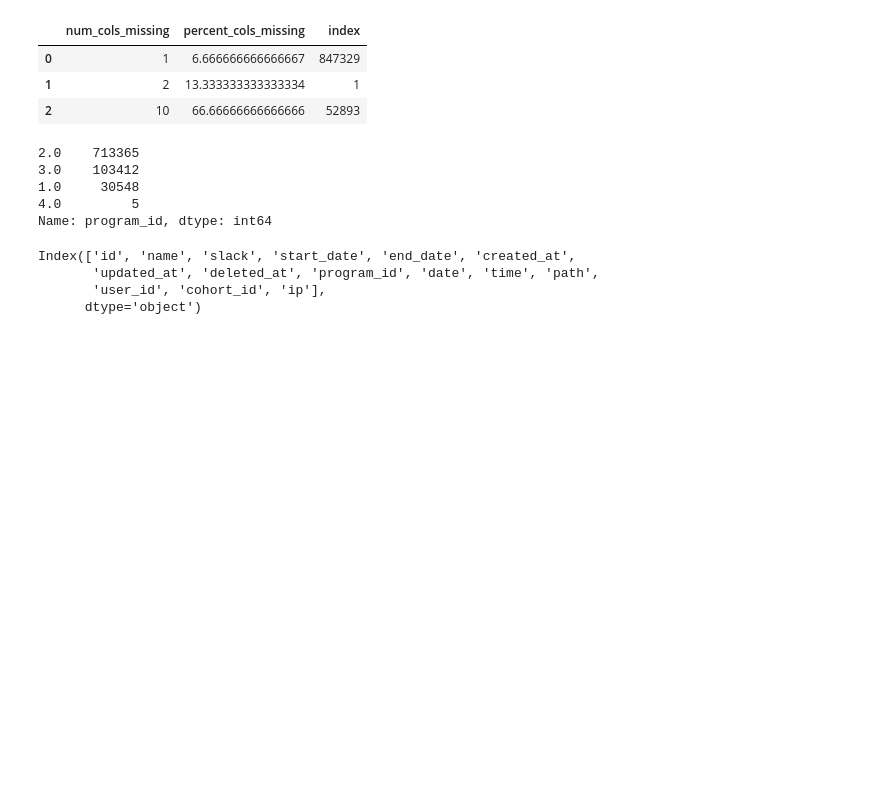
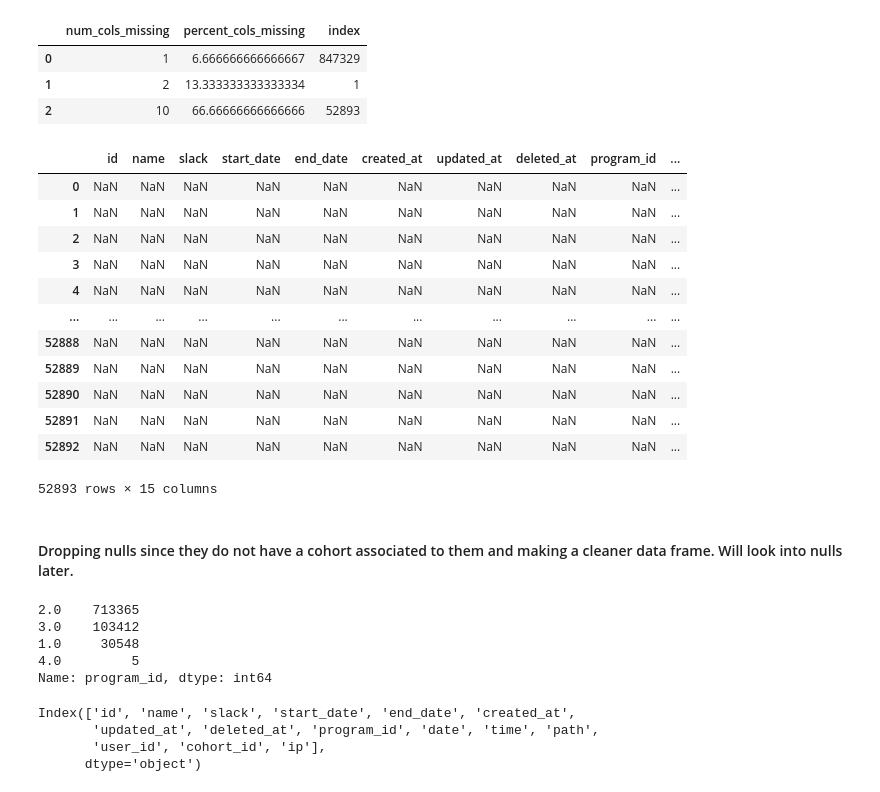
Before and after one commit to veronica-f-reyes/anomaly_detection_project, a Jupyter notebook: anomaly_detection_project.ipynb, the cells around one changed output. Drawn from its saved outputs; the diff is of its cells as text; code cells hidden in the pictures; blank space fills up the shorter version.

```diff
--- a/anomaly_detection_project.ipynb
+++ b/anomaly_detection_project.ipynb
@@ -224,14 +224,32 @@ acquire.nulls_by_row(df)
 | 0 | 1 | 6.666666666666667 | 847329 |
 | 1 | 2 | 13.333333333333334 | 1 |
 | 2 | 10 | 66.66666666666666 | 52893 |
-# %%
-df.program_id.value_counts()
-# %% [output]
-2.0    713365
-3.0    103412
-1.0     30548
-4.0         5
-Name: program_id, dtype: int64
+# %%
+df[df.name.isna() & df.program_id.isna()]
+# %% [output]
+|  | id | name | slack | start_date | end_date | created_at | updated_at | deleted_at | program_id | ... |
+| 0 | NaN | NaN | NaN | NaN | NaN | NaN | NaN | NaN | NaN | ... |
+| 1 | NaN | NaN | NaN | NaN | NaN | NaN | NaN | NaN | NaN | ... |
+| 2 | NaN | NaN | NaN | NaN | NaN | NaN | NaN | NaN | NaN | ... |
+| 3 | NaN | NaN | NaN | NaN | NaN | NaN | NaN | NaN | NaN | ... |
+| 4 | NaN | NaN | NaN | NaN | NaN | NaN | NaN | NaN | NaN | ... |
+| ... | ... | ... | ... | ... | ... | ... | ... | ... | ... | ... |
+| 52888 | NaN | NaN | NaN | NaN | NaN | NaN | NaN | NaN | NaN | ... |
+| 52889 | NaN | NaN | NaN | NaN | NaN | NaN | NaN | NaN | NaN | ... |
+| 52890 | NaN | NaN | NaN | NaN | NaN | NaN | NaN | NaN | NaN | ... |
+| 52891 | NaN | NaN | NaN | NaN | NaN | NaN | NaN | NaN | NaN | ... |
+| 52892 | NaN | NaN | NaN | NaN | NaN | NaN | NaN | NaN | NaN | ... |
+52893 rows × 15 columns
+# %% [markdown]
+#### Dropping nulls since they do not have a cohort associated to them and making a cleaner data frame.  Will look into nulls later.
+# %%
+df.program_id.value_counts()
+# %% [output]
+2.0    713365
+3.0    103412
+1.0     30548
+4.0         5
+Name: program_id, dtype: int64
 # %%
 df.columns
 # %% [output]
```
Also changed, not shown: parts of 17 cells of this notebook, 1 other file.
